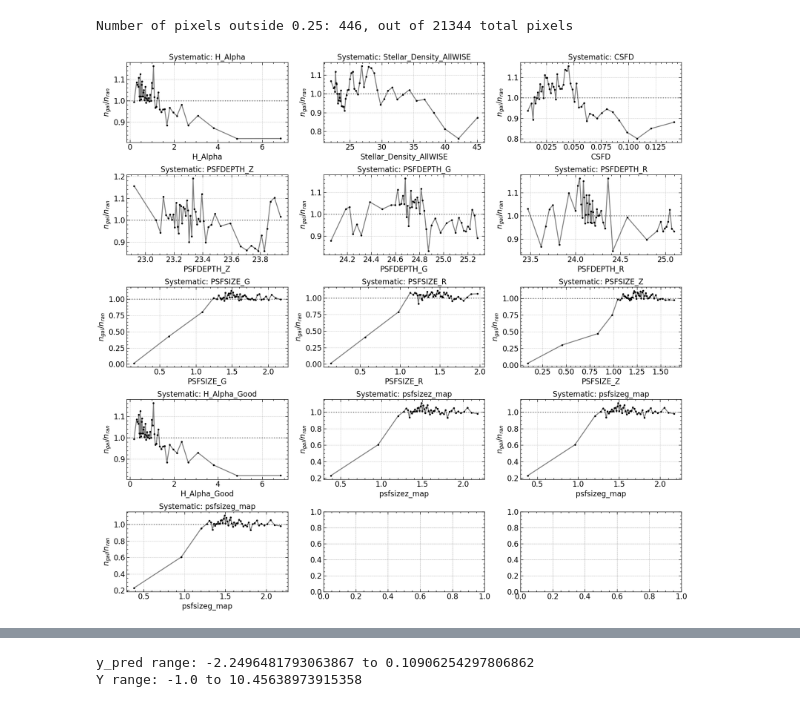
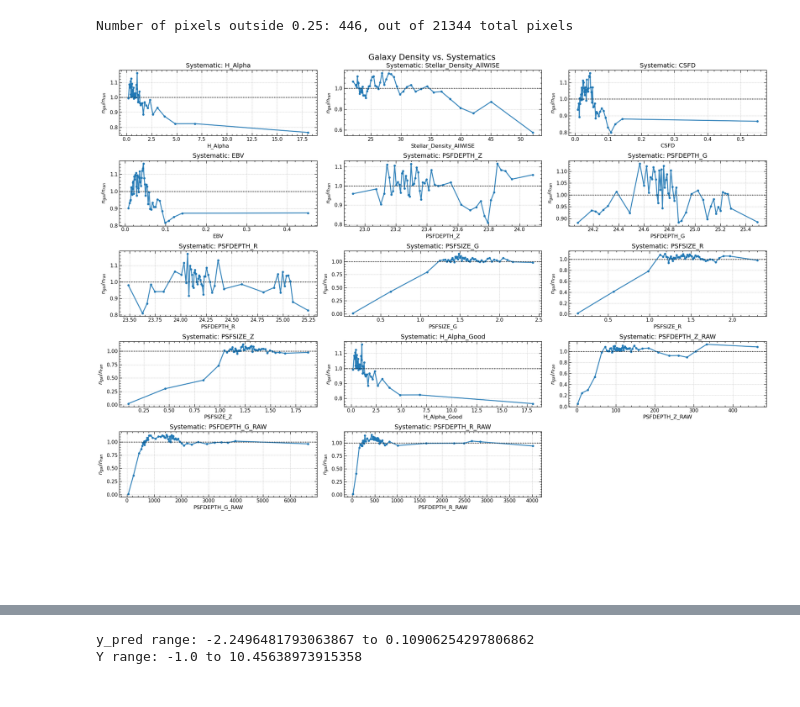
Before and after one commit to Shin107/DESILegacy-PECVEL, a Jupyter notebook: notebooks/regression_systematics.ipynb, the cells around one changed output, grey strips where cells are left out. Cells and saved outputs as stored; diff of their text form; code cells hidden in the pictures.

```diff
--- a/notebooks/regression_systematics.ipynb
+++ b/notebooks/regression_systematics.ipynb
@@ -8,8 +8,10 @@ import healpy as hp
 from sklearn.preprocessing import StandardScaler
 from sklearn.impute import SimpleImputer
 from sklearn.linear_model import LinearRegression
+import scienceplots
+plt.style.use(['science', 'notebook', 'grid'])
 # %%
-systematics_list = ['H_Alpha', 'Stellar_Density_AllWISE', 'CSFD', 'PSFDEPTH_Z','PSFDEPTH_G','PSFDEPTH_R','PSFSIZE_G','PSFSIZE_R','PSFSIZE_Z','H_Alpha_Good']
+systematics_list = ['H_Alpha', 'Stellar_Density_AllWISE', 'CSFD', 'EBV','PSFDEPTH_Z','PSFDEPTH_G','PSFDEPTH_R','PSFSIZE_G','PSFSIZE_R','PSFSIZE_Z','H_Alpha_Good','PSFDEPTH_Z_RAW','PSFDEPTH_G_RAW','PSFDEPTH_R_RAW']
 # %%
 path = '/user/animesh.sah/DESI_PECVEL/notebooks/imaging_systematics_maps/data/'
 mask =hp.read_map(f'{path}/full_mask_nside_64_for_systmatics_20M.fits')
@@ -88,8 +90,8 @@ def plot_systematic_relation(ngal, nran, features, num_bins=50, ax=None, **kwarg
         plt.figure()
         ax = plt.gca()
 
-    ax.plot(bin_centers[:-1], normed_vals[:-1], 'k-', alpha=0.5, **kwargs)
-    ax.plot(bin_centers[:-1], normed_vals[:-1], 'k.', **kwargs)
+    ax.plot(bin_centers[:], normed_vals[:], 'k-', alpha=0.5, **kwargs)
+    ax.plot(bin_centers[:], normed_vals[:], 'k.', **kwargs)
 
     ax.axhline(y=1.0, color='k', linestyle=':', alpha=0.5)
     ax.grid(linestyle='--', alpha=0.3)
@@ -99,21 +101,31 @@ def plot_systematic_relation(ngal, nran, features, num_bins=50, ax=None, **kwarg
 ngal = data_counts_subtracted[mask==1]
 nran = randoms_counts_subtracted[mask==1]
 # %%
-fig, axes = plt.subplots(5, 3, figsize=(18, 17))
+fig, axes = plt.subplots(6, 3, figsize=(21, 17))
 axes = axes.flatten()
 
 for idx, sys_name in enumerate(systematics_list):
-    plot_systematic_relation(ngal, nran, systematics_maps[sys_name][mask==1], ax=axes[idx])
-    axes[idx].set_title(f'Systematic: {sys_name}')
-    axes[idx].set_xlabel(sys_name)
-    axes[idx].set_ylabel('$n_{gal} / n_{ran}$')
+    ax = axes[idx]
+    bin_centers, normed_vals = plot_systematic_relation(
+        ngal, nran, systematics_maps[sys_name][mask==1], ax=ax, color='tab:blue'
+    )
+    ax.plot(bin_centers, normed_vals, 'o-', markersize=4, color='tab:blue', alpha=0.8)
+    ax.axhline(y=1.0, color='k', linestyle='--', linewidth=1, alpha=0.7)
+    ax.set_title(f'Systematic: {sys_name}', fontsize=14)
+    ax.set_xlabel(sys_name, fontsize=12)
+    ax.set_ylabel('$n_{gal} / n_{ran}$', fontsize=12)
+    ax.tick_params(axis='both', which='major', labelsize=11)
+    ax.grid(True, linestyle='--', alpha=0.3)
 
-
+for ax in axes[len(systematics_list):]:
+    ax.axis('off')
 
 plt.tight_layout()
+plt.subplots_adjust(top=0.95)
+fig.suptitle('Galaxy Density vs. Systematics', fontsize=18)
 plt.show()
 # %% [output]
-[figure, old version]
+[figure, new version]
 # %%
 psfsizez_map = np.where((mask == 1) & (systematics_maps['PSFSIZE_Z'] == 0), np.nan, systematics_maps['PSFSIZE_Z'])
 psfsizeg_map = np.where((mask == 1) & (systematics_maps['PSFSIZE_G'] == 0), np.nan, systematics_maps['PSFSIZE_G'])
```
Also changed, not shown: parts of 17 cells of this notebook.
